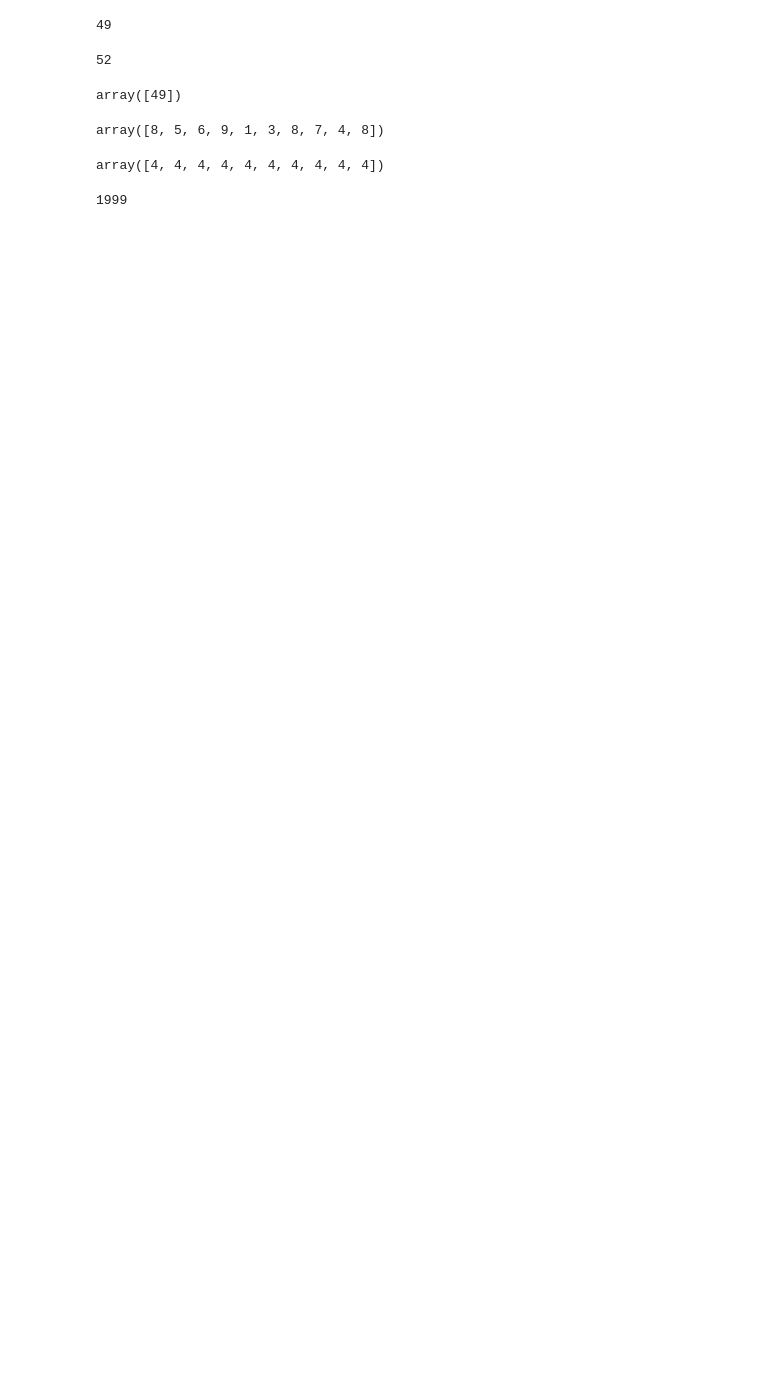
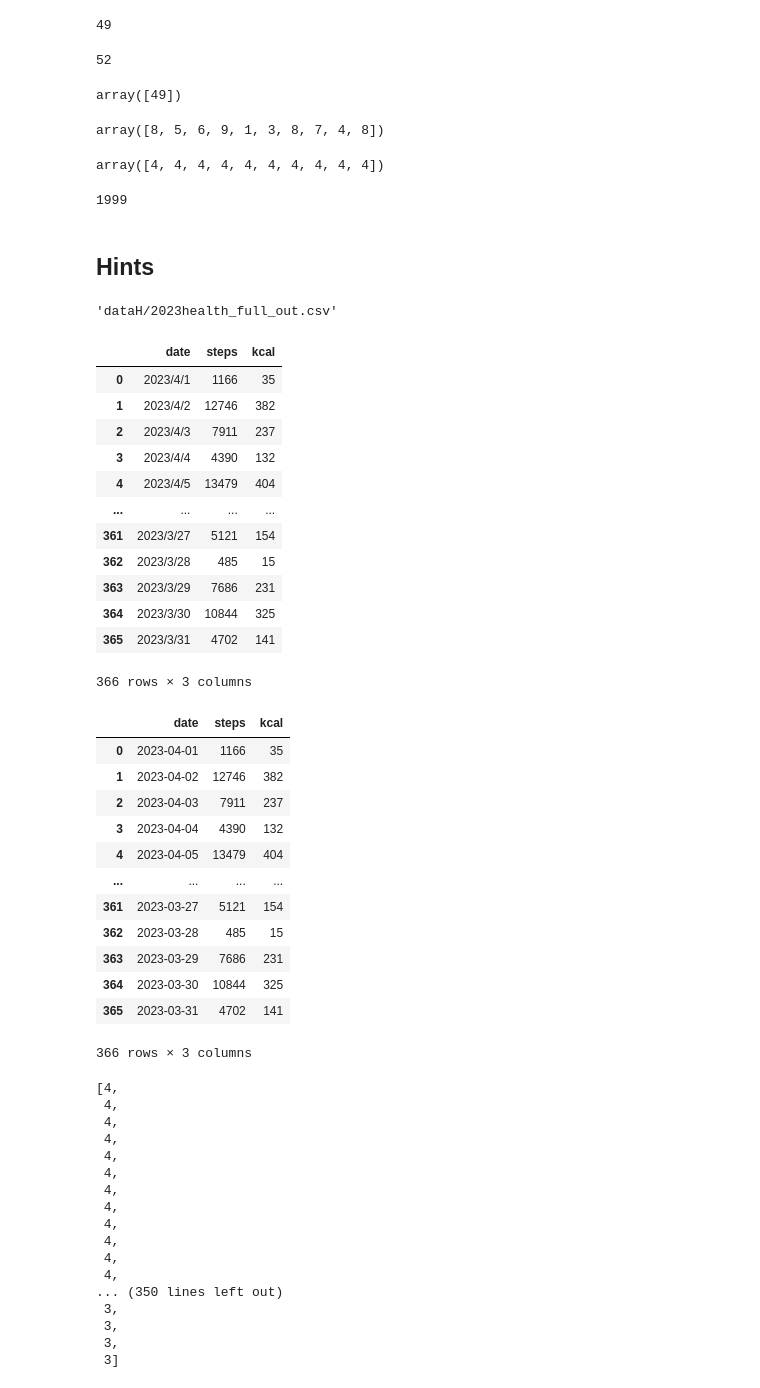
Before and after one commit to hirowgit/2A0_python_basic_course_ksp, a Jupyter notebook: ksp_novice_lec02.ipynb, the cells around one changed output. Saved outputs shown, nothing was run; the diff lists cells and outputs as text; code cells hidden in the pictures; blank space fills up the shorter version.

```diff
--- a/ksp_novice_lec02.ipynb
+++ b/ksp_novice_lec02.ipynb
@@ -874,3 +881,61 @@ productID=range(1000,2000)
 productID[-1]
 # %% [output]
 1999
+# %% [markdown]
+## Hints
+# %%
+rfilename=os.path.join('dataH','2023health_full_out.csv')
+rfilename
+# %% [output]
+'dataH/2023health_full_out.csv'
+# %%
+df_utf=pd.read_csv(rfilename,encoding='utf8')
+display(df_utf)
+df_utf.loc[:,'date']=df_utf.loc[:,'date'].apply(pd.to_datetime)
+display(df_utf)
+month_list=[d.month for d in df_utf['date']]
+display(month_list)
+# %% [output]
+|  | date | steps | kcal |
+| 0 | 2023/4/1 | 1166 | 35 |
+| 1 | 2023/4/2 | 12746 | 382 |
+| 2 | 2023/4/3 | 7911 | 237 |
+| 3 | 2023/4/4 | 4390 | 132 |
+| 4 | 2023/4/5 | 13479 | 404 |
+| ... | ... | ... | ... |
+| 361 | 2023/3/27 | 5121 | 154 |
+| 362 | 2023/3/28 | 485 | 15 |
+| 363 | 2023/3/29 | 7686 | 231 |
+| 364 | 2023/3/30 | 10844 | 325 |
+| 365 | 2023/3/31 | 4702 | 141 |
+366 rows × 3 columns
+|  | date | steps | kcal |
+| 0 | 2023-04-01 | 1166 | 35 |
+| 1 | 2023-04-02 | 12746 | 382 |
+| 2 | 2023-04-03 | 7911 | 237 |
+| 3 | 2023-04-04 | 4390 | 132 |
+| 4 | 2023-04-05 | 13479 | 404 |
+| ... | ... | ... | ... |
+| 361 | 2023-03-27 | 5121 | 154 |
+| 362 | 2023-03-28 | 485 | 15 |
+| 363 | 2023-03-29 | 7686 | 231 |
+| 364 | 2023-03-30 | 10844 | 325 |
+| 365 | 2023-03-31 | 4702 | 141 |
+366 rows × 3 columns
+[4,
+ 4,
+ 4,
+ 4,
+ 4,
+ 4,
+ 4,
+ 4,
+ 4,
+ 4,
+ 4,
+ 4,
+... (350 lines left out)
+ 3,
+ 3,
+ 3,
+ 3]
```
Also changed, not shown: parts of 7 cells of this notebook, 7 other files.
